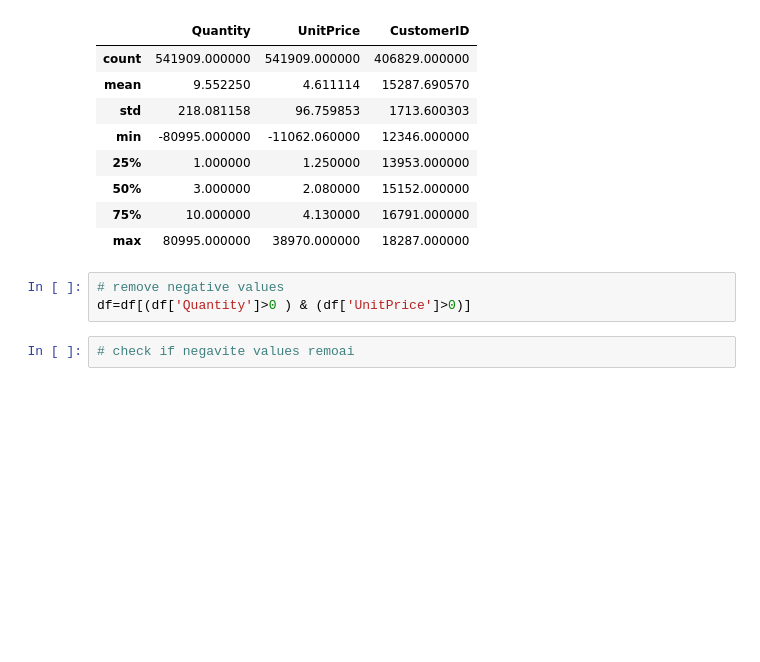
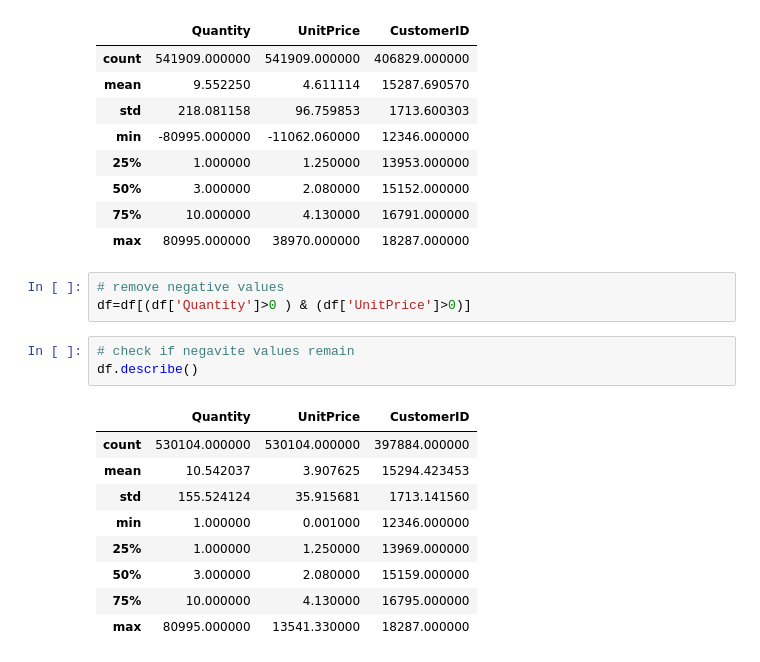
Before and after one commit to JohnKimaiyo/Business-Analyst-Projects, a Jupyter notebook: Python Data Analysis Projects/Customer Behaviour Projects/RFM Analysis/Online Shopping Data/July Online Shopping Cusotmer.ipynb, the cells around one changed output. Drawn from its saved outputs; the diff is of its cells as text; blank space fills up the shorter version.

```diff
--- a/Python Data Analysis Projects/Customer Behaviour Projects/RFM Analysis/Online Shopping Data/July Online Shopping Cusotmer.ipynb
+++ b/Python Data Analysis Projects/Customer Behaviour Projects/RFM Analysis/Online Shopping Data/July Online Shopping Cusotmer.ipynb
@@ -38,4 +38,15 @@ df.describe()
 # remove negative values
 df=df[(df['Quantity']>0 ) & (df['UnitPrice']>0)]
 # %%
-# check if negavite values remoai
+# check if negavite values remain
+df.describe()
+# %% [output]
+|  | Quantity | UnitPrice | CustomerID |
+| count | 530104.000000 | 530104.000000 | 397884.000000 |
+| mean | 10.542037 | 3.907625 | 15294.423453 |
+| std | 155.524124 | 35.915681 | 1713.141560 |
+| min | 1.000000 | 0.001000 | 12346.000000 |
+| 25% | 1.000000 | 1.250000 | 13969.000000 |
+| 50% | 3.000000 | 2.080000 | 15159.000000 |
+| 75% | 10.000000 | 4.130000 | 16795.000000 |
+| max | 80995.000000 | 13541.330000 | 18287.000000 |
```
Also changed, not shown: parts of 14 cells of this notebook.
